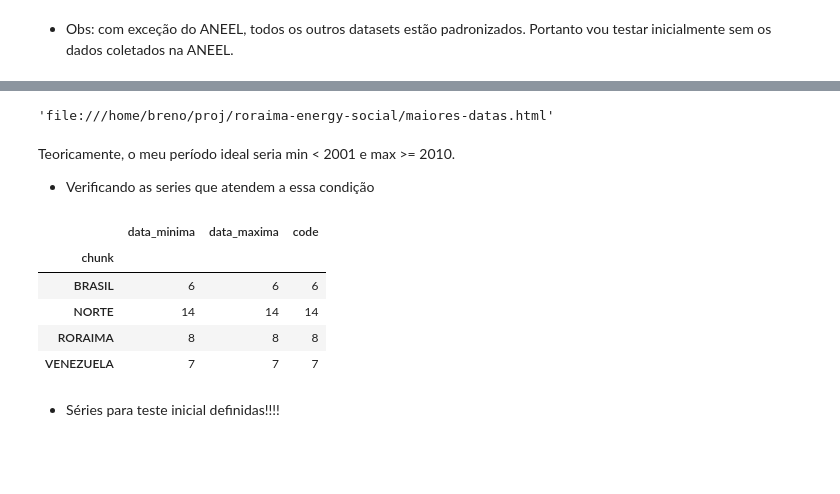
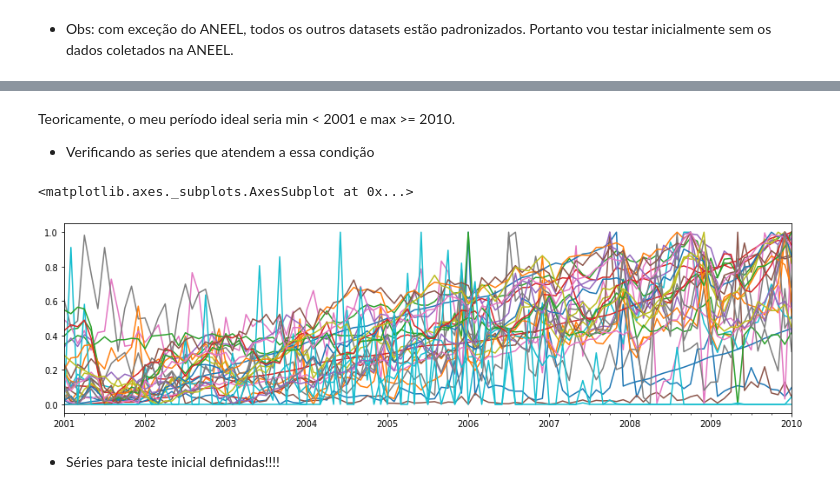
Before and after one commit to blamassa/roraima-energy-social, a Jupyter notebook: notebooks/DTW - first try.ipynb, the cells around one changed output, grey strips where cells are left out. Cells and saved outputs as stored; diff of their text form; code cells hidden in the pictures; blank space fills up the shorter version.

```diff
--- a/notebooks/DTW - first try.ipynb
+++ b/notebooks/DTW - first try.ipynb
@@ -9,26 +14,16 @@ pyo.init_notebook_mode(connected=True)
 # %% [markdown]
 ### Definindo período para análises
-# %%
-import os
-
-list_dfs = []
-list_paths = ['ANEEL','BRASIL','NORTE', 'RORAIMA', 'VENEZUELA']
-# listas para criar dfs das datas
-list_df_codes = []
-list_df_chunk = []
-
-for path in list_paths:
-#     print(path)
-    temp_list = []
-    list_files = os.listdir('./'+path+'/data/')
-    for file in list_files:
-#         print(file,end = ' ')
-        temp_df = pd.read_csv('./'+path+'/data/'+file, index_col=0, encoding='latin1')
-        temp_list.append(temp_df)
-        if path != 'ANEEL':
-            list_df_codes.append(file.split('.')[0])
-            list_df_chunk.append(path)
-    list_dfs.append(temp_list)
-#     print()
+# %%
+all_bets = pd.DataFrame(index=pd.date_range(start = '1980-01-01', end = '2019-01-01', freq='MS'))
+
+for i in os.listdir('../data/raw/bets/'):
+    name = i.split('.')[0]
+    temp_df = pd.read_csv('../data/raw/bets/'+i, index_col=0)
+    temp_df.set_index('date', inplace=True)
+    temp_df.columns = [name]
+
+    all_bets = df.merge(temp_df, left_index = True, right_index = True, how = 'left')
+
+# pd.read_csv('../data/raw/bets/*', index_col=0, encoding='latin1')
 # %% [markdown]
 - Obs: com exceção do ANEEL, todos os outros datasets estão padronizados. Portanto vou testar inicialmente sem os dados coletados na ANEEL.
@@ -61,25 +30,3 @@ pyo.plot(fig, filename='menores-datas.html',config=dict(showLink = False))
-# %%
-color_list = ['blue','orange','green', 'red']
-data = []
-
-y = [-1,1]
-list_maxdates = []
-for chunk in range(len(list_dfs))[1:]: #retirando o index referente a ANEEL
-    for df in list_dfs[chunk]:
-        name = df.columns[-1]
-        x = np.max(df.dropna().date)
-        trace = go.Scatter(x = [x,x], y = y, mode = 'lines',
-                           marker = dict(color = color_list[chunk-1]),
-                           name = name)
-        data.append(trace)
-        list_maxdates.append(x)
-
-layout = go.Layout(title = 'Maiores datas', template = 'plotly_dark',
-                           xaxis = dict(type = 'date'))
-fig = go.Figure(data=data, layout = layout)
-pyo.plot(fig, filename='maiores-datas.html',config=dict(showLink = False))
-# %% [output]
-'file:///home/breno/proj/roraima-energy-social/maiores-datas.html'
 # %% [markdown]
 Teoricamente, o meu período ideal seria min < 2001 e max >= 2010.
 
@@ -93,12 +34,7 @@ dates['code'] = list_df_codes
-# %%
-cond1 = dates['data_minima'] < '2001-01-01'
-cond2 = dates['data_maxima'] > '2010-01-01'
-
-dates[cond1 & cond2].groupby(['chunk']).count()
-# %% [output]
-|  | data_minima | data_maxima | code |
-| chunk |  |  |  |
-| BRASIL | 6 | 6 | 6 |
-| NORTE | 14 | 14 | 14 |
-| RORAIMA | 8 | 8 | 8 |
-| VENEZUELA | 7 | 7 | 7 |
+# %%
+df_cond = all_bets[(all_bets.index >= '2001-01-01') & (all_bets.index <= '2010-01-01')].dropna(axis=1)
+# %%
+df_cond.apply(minmax_scale).plot(legend = False, figsize = (15,4))
+# %% [output]
+<matplotlib.axes._subplots.AxesSubplot at 0x...>
+[figure, added]
```
Also changed, not shown: parts of 6 cells of this notebook, 2 other files.
